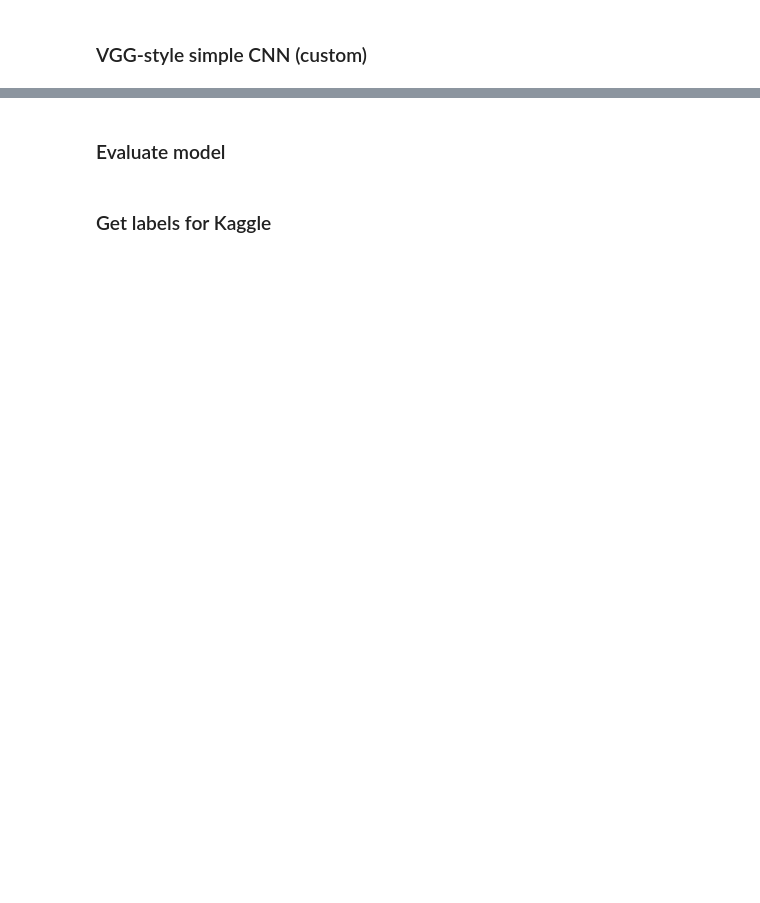
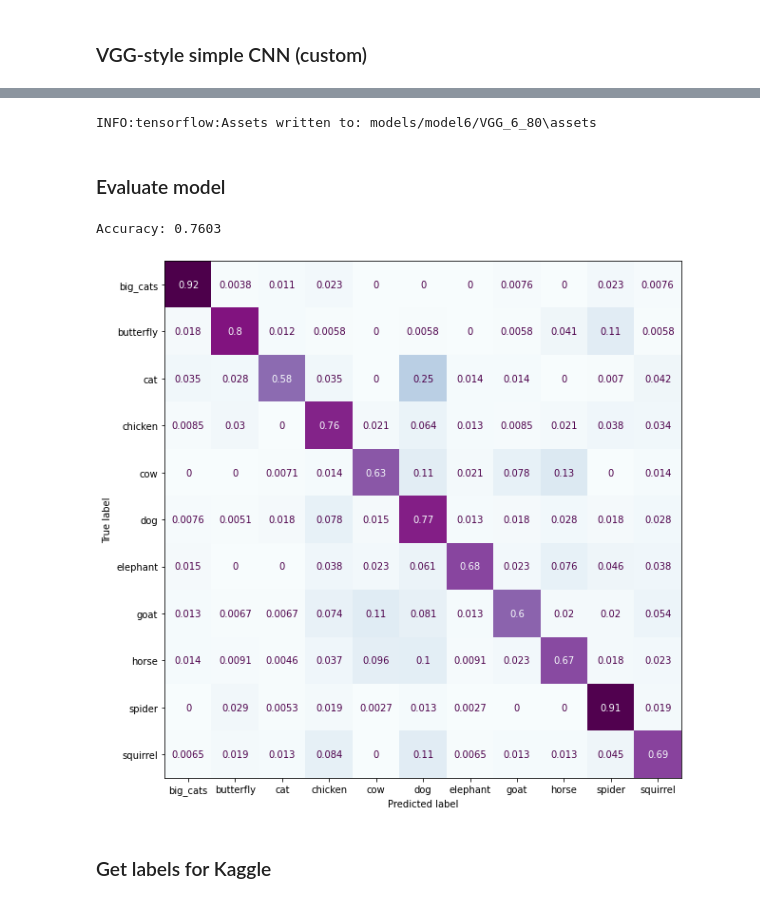
Before and after one commit to guillaume-jones/INF8245E, a Jupyter notebook: Kaggle/model6_vgg.ipynb, the cells around one changed output, grey strips where cells are left out. Saved outputs shown, nothing was run; the diff lists cells and outputs as text; code cells hidden in the pictures; blank space fills up the shorter version.

Commit message:
Fix fine-tuning bug

```diff
--- a/Kaggle/model6_vgg.ipynb
+++ b/Kaggle/model6_vgg.ipynb
@@ -59,12 +55,10 @@ class VGG(kt.HyperModel):
         output = self.conv_layer(output, 256, stride=2)
         output = self.conv_layer(output, 256)
         output = layers.BatchNormalization()(output)
-        # output = self.conv_layer(output, 512, stride=2, padding='valid')
-        # output = layers.BatchNormalization()(output)
 
         # Final output
         output = layers.Flatten()(output)
-        output = layers.Dropout(dense_dropout)(output)
+        output = layers.Dropout(dense_dropout / 2)(output)
         output = layers.Dense(
             128, activation='relu', kernel_initializer='he_uniform',
             kernel_regularizer=keras.regularizers.l2(dense_l2_reg),
@@ -84,7 +78,7 @@ class VGG(kt.HyperModel):
 
         return model
 
-VGG().build(None).summary()
+# VGG().build(None).summary()
 # %%
 # Hyperparameter tuning
 # Use RandomSearch to check Choice params, or Bayesian for Float/Ints
@@ -119,30 +113,11 @@ else:
 tuner.results_summary()
 
 # model = tuner.get_best_models(2)[1]
-# %%
-# Load existing model if wanted, otherwise create new
-use_existing_model = False
-model_name = 'VGG_5'
-if use_existing_model:
-    print("Loading existing model")
-    model = keras.models.load_model(f'models/{model_number}/{model_name}')
-    # model.compile(
-    #         optimizer=keras.optimizers.Nadam(0.0001),
-    #         loss=keras.losses.SparseCategoricalCrossentropy(from_logits=True),
-    #         metrics=['accuracy'])
-else:
-    print("Creating new model")
-    model = VGG().build(None)
-
-callbacks = [
-    tf.keras.callbacks.EarlyStopping(monitor='val_loss', patience=30)
-]
-
-# Fit model (can continue from loaded weights)
-history = model.fit(
-    train_dataset_augmented,
-    validation_data=valid_dataset.batch(128).cache(),
-    epochs=200, steps_per_epoch=epoch_length,
-    callbacks=callbacks, verbose=1)
+# %%
+# Fit model
+print('Building new model')
+model, history = kaggle.train_model(
+    VGG().build(None), train_dataset_augmented, valid_dataset,
+    epochs=200, valid_patience=30, epoch_length=epoch_length)
 # %%
 # Save model
@@ -153,14 +139,25 @@ kaggle.plot_model_history(history, [['accuracy', 'val_accuracy'], ['loss', 'val_
+# %%
+# Save fine-tuned model
+fine_model.save(f'models/{model_number}/VGG_7_nn')
+# %% [output]
+INFO:tensorflow:Assets written to: models/model6/VGG_6_80\assets
 # %% [markdown]
 ### Evaluate model
 # %%
-model_to_evaluate = model_name # Can be changed to evaluate older models
-model = keras.models.load_model(f'models/{model_number}/{model_to_evaluate}')
+model_to_evaluate = 'model_name' # Can be changed to evaluate older models
+try:
+    loaded_model = keras.models.load_model(f'models/{model_number}/{model_to_evaluate}')
+except:
+    model = model
 
 test_pred_raw = model.predict(valid_dataset.batch(128))
 test_pred = np.argmax(test_pred_raw, axis=1)
 
 kaggle.print_accuracy(valid_labels, test_pred)
 kaggle.plot_confusion_matrix(valid_labels, test_pred)
+# %% [output]
+Accuracy: 0.7603
+[figure, added]
 # %% [markdown]
 ### Get labels for Kaggle
 # %%
```
Also changed, not shown: parts of 3 cells of this notebook, 1 other file.
